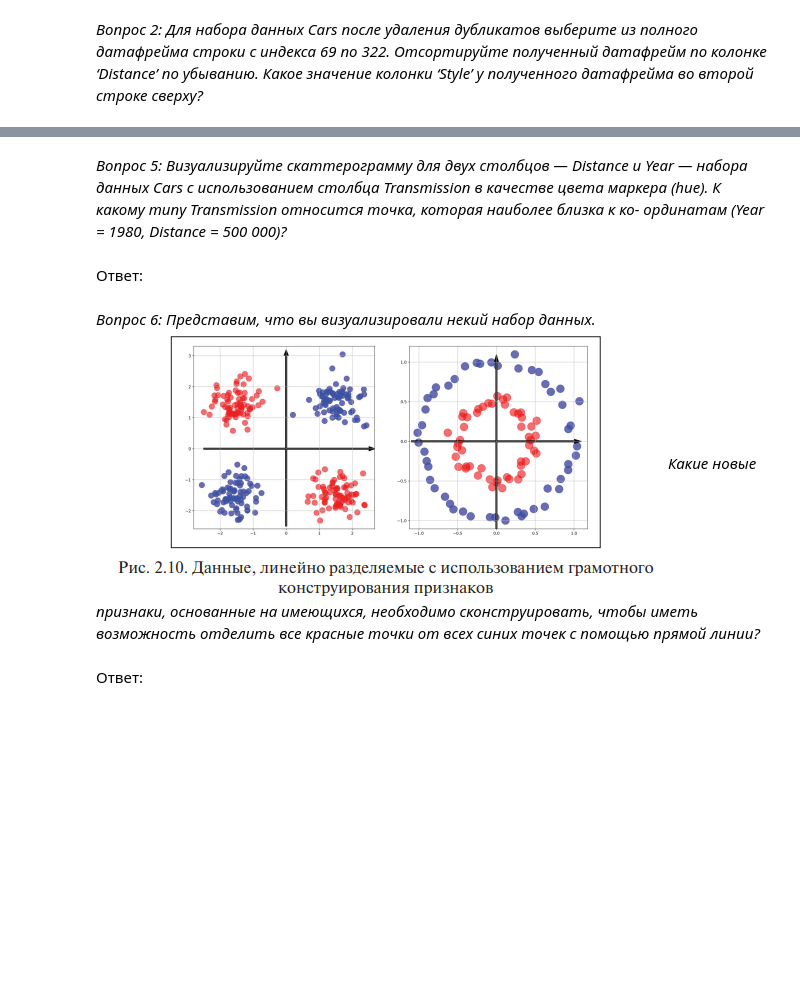
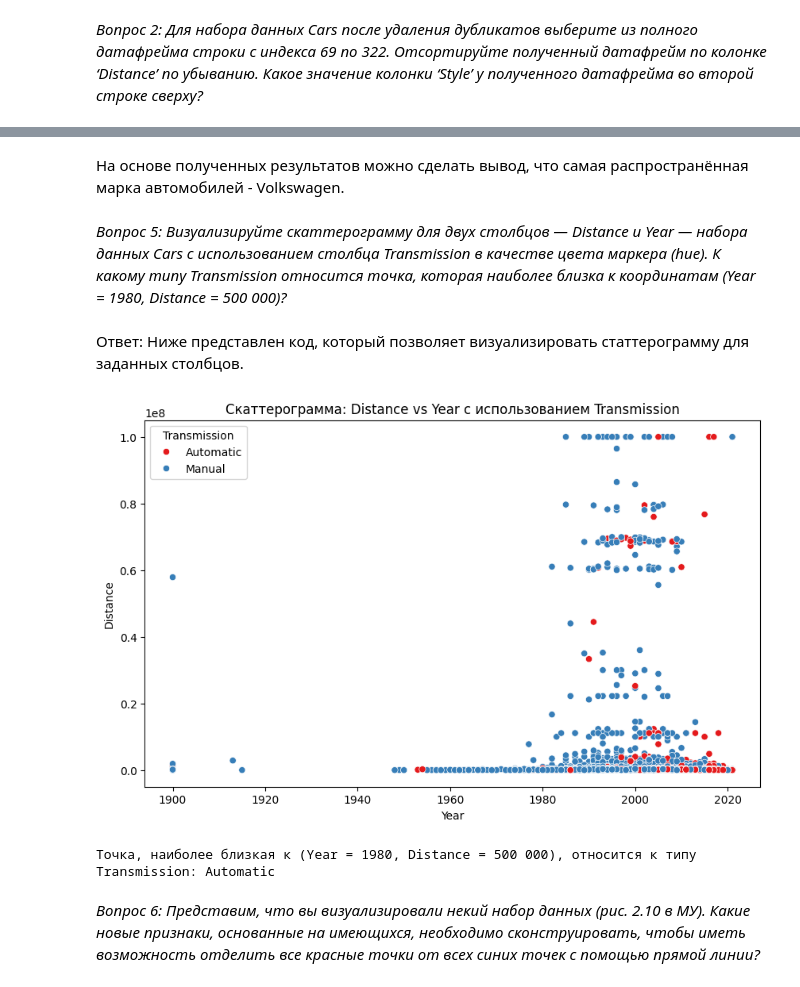
Before and after one commit to AnastasiaGomorina/IIS, a Jupyter notebook: Глава2.ipynb, the cells around one changed output, grey strips where cells are left out. Cells and saved outputs as stored; diff of their text form; code cells hidden in the pictures; blank space fills up the shorter version.

```diff
--- a/Глава2.ipynb
+++ b/Глава2.ipynb
@@ -21,9 +113,47 @@
+# %% [markdown]
+На основе полученных результатов можно сделать вывод, что самая распространённая марка автомобилей - Volkswagen.
 # %% [markdown]
-*Вопрос 5: Визуализируйте скаттерограмму для двух столбцов — Distance и Year — набора данных Cars с использованием столбца Transmission в качестве цвета маркера (hue). К какому типу Transmission относится точка, которая наиболее близка к ко- ординатам (Year = 1980, Distance = 500 000)?*
+*Вопрос 5: Визуализируйте скаттерограмму для двух столбцов — Distance и Year — набора данных Cars с использованием столбца
+Transmission в качестве цвета маркера (hue).
+К какому типу Transmission относится точка, которая наиболее близка к координатам (Year = 1980, Distance = 500 000)?*
-# %% [markdown]
-Ответ:
+# %% [markdown]
+Ответ: Ниже представлен код, который позволяет визуализировать статтерограмму для заданных столбцов.
+# %%
+import pandas as pd
+import seaborn as sns
+import matplotlib.pyplot as plt
+import numpy as np
+
+# Чтение данных из CSV-файла
+df = pd.read_csv('cars.csv')
+
+# Шаг 2: Построение скаттерограммы для столбцов 'Distance' и 'Year', с использованием 'Transmission' в качестве hue
+plt.figure(figsize=(10, 6))
+scatter_plot = sns.scatterplot(x='Year', y='Distance', hue='Transmission', data=df, palette='Set1')
+
+# Установка заголовков и меток
+plt.title('Скаттерограмма: Distance vs Year с использованием Transmission')
+plt.xlabel('Year')
+plt.ylabel('Distance')
+
+plt.show()
+
+# Шаг 3: Нахождение точки, наиболее близкой к (Year = 1980, Distance = 500000)
+target_point = np.array([1980, 500000])
+
+# Вычисление евклидова расстояния от каждой точки до целевой
+df['distance_to_target'] = np.sqrt((df['Year'] - target_point[0]) ** 2 + (df['Distance'] - target_point[1]) ** 2)
+
+# Нахождение индекса строки с минимальным расстоянием до целевой точки
+closest_point_idx = df['distance_to_target'].idxmin()
+
+# Получение значения Transmission для этой строки
+closest_transmission = df.loc[closest_point_idx, 'Transmission']
+
+print(f"Точка, наиболее близкая к (Year = 1980, Distance = 500 000), относится к типу Transmission: {closest_transmission}")
+# %% [output]
+[figure, added]
+Точка, наиболее близкая к (Year = 1980, Distance = 500 000), относится к типу Transmission: Automatic
 # %% [markdown]
-*Вопрос 6: Представим, что вы визуализировали некий набор данных. ![Снимок экрана 2025-01-20 170953.png](embedded-picture-1)
-Какие новые признаки, основанные на имеющихся, необходимо сконструировать, чтобы иметь возможность отделить все красные точки от всех синих точек с помощью прямой линии?*
+*Вопрос 6: Представим, что вы визуализировали некий набор данных (рис. 2.10 в МУ). Какие новые признаки, основанные на имеющихся, необходимо сконструировать, чтобы иметь возможность отделить все
+красные точки от всех синих точек с помощью прямой линии?*
-# %% [markdown]
-Ответ:
```
Also changed, not shown: parts of 21 cells of this notebook.
